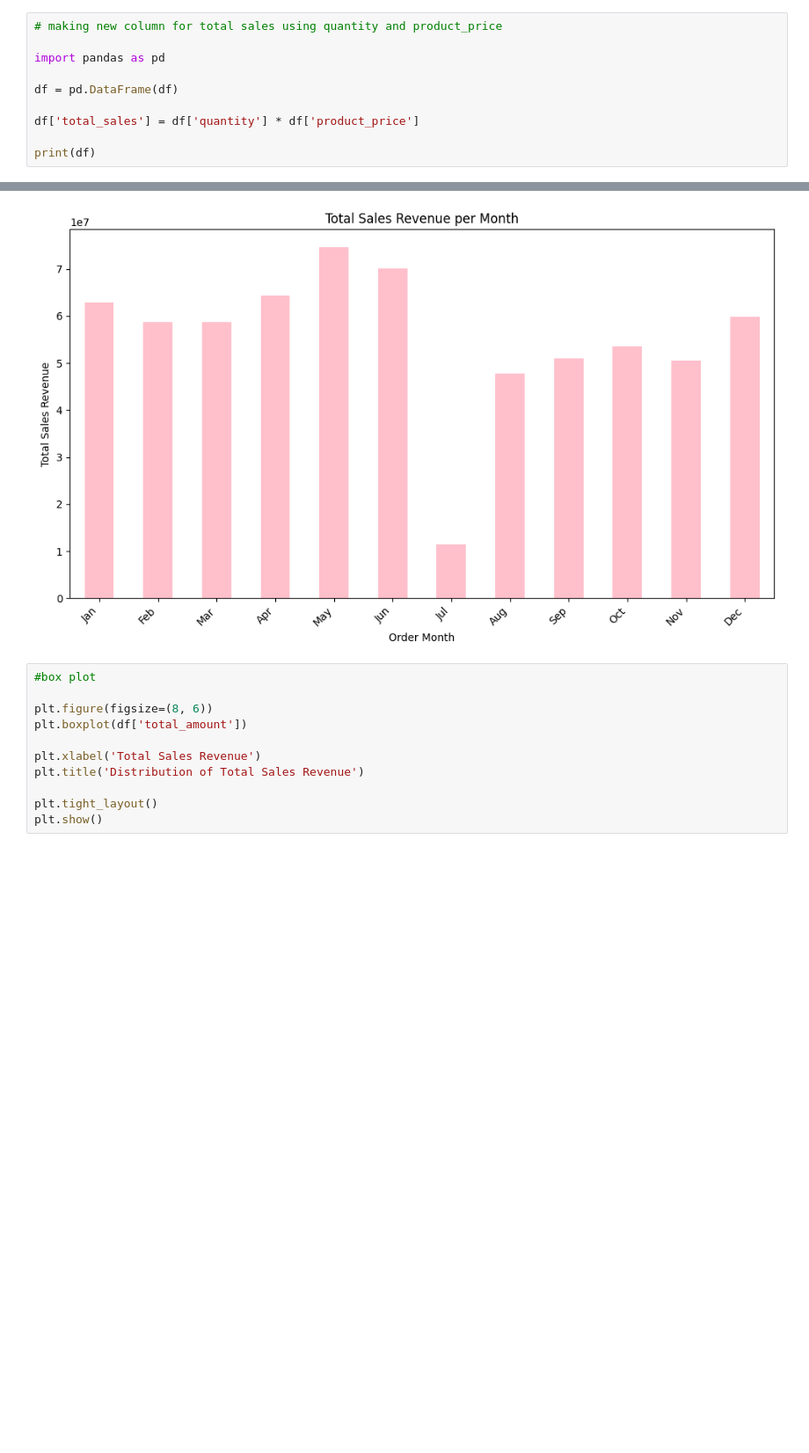
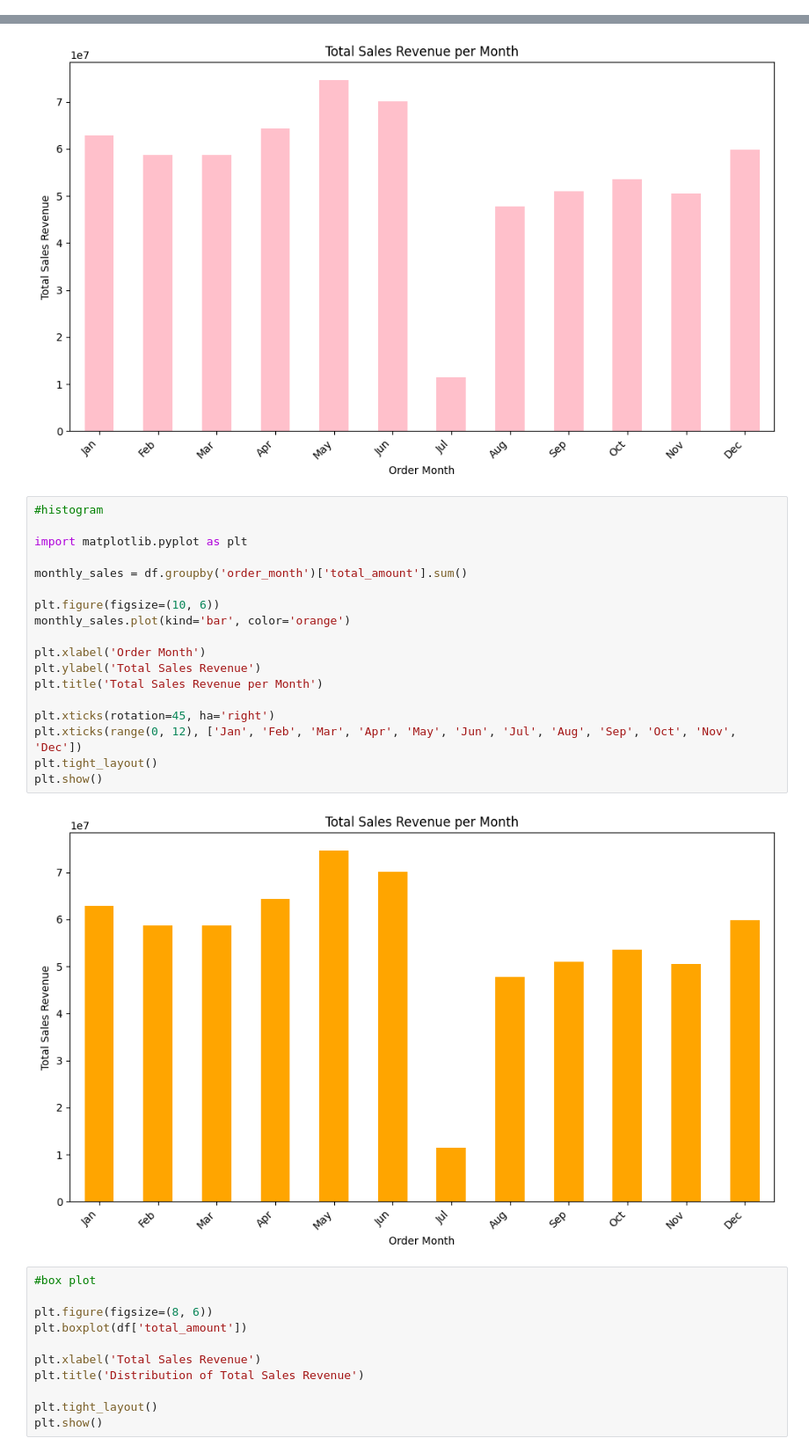
Before and after one commit to sallytran02/IS4487, a Jupyter notebook: lab6_retailer_eda.ipynb, the cells around one changed output, grey strips where cells are left out. Shown at 88% size. Cells and saved outputs as stored; diff of their text form; blank space fills up the shorter version.

```diff
--- a/lab6_retailer_eda.ipynb
+++ b/lab6_retailer_eda.ipynb
@@ -163,13 +163,3 @@ print(df)
 56044         914.62        914.62
 
 [55500 rows x 11 columns]
-# %%
-# making new column for total sales using quantity and product_price
-
-import pandas as pd
-
-df = pd.DataFrame(df)
-
-df['total_sales'] = df['quantity'] * df['product_price']
-
-print(df)
@@ -255,6 +227,26 @@ plt.tight_layout()
 plt.show()
 # %% [output]
 [figure]
+# %%
+#histogram
+
+import matplotlib.pyplot as plt
+
+monthly_sales = df.groupby('order_month')['total_amount'].sum()
+
+plt.figure(figsize=(10, 6))
+monthly_sales.plot(kind='bar', color='orange')
+
+plt.xlabel('Order Month')
+plt.ylabel('Total Sales Revenue')
+plt.title('Total Sales Revenue per Month')
+
+plt.xticks(rotation=45, ha='right')
+plt.xticks(range(0, 12), ['Jan', 'Feb', 'Mar', 'Apr', 'May', 'Jun', 'Jul', 'Aug', 'Sep', 'Oct', 'Nov', 'Dec'])
+plt.tight_layout()
+plt.show()
+# %% [output]
+[figure, added]
 # %%
 #box plot
 
```
Also changed, not shown: parts of 8 cells of this notebook.
